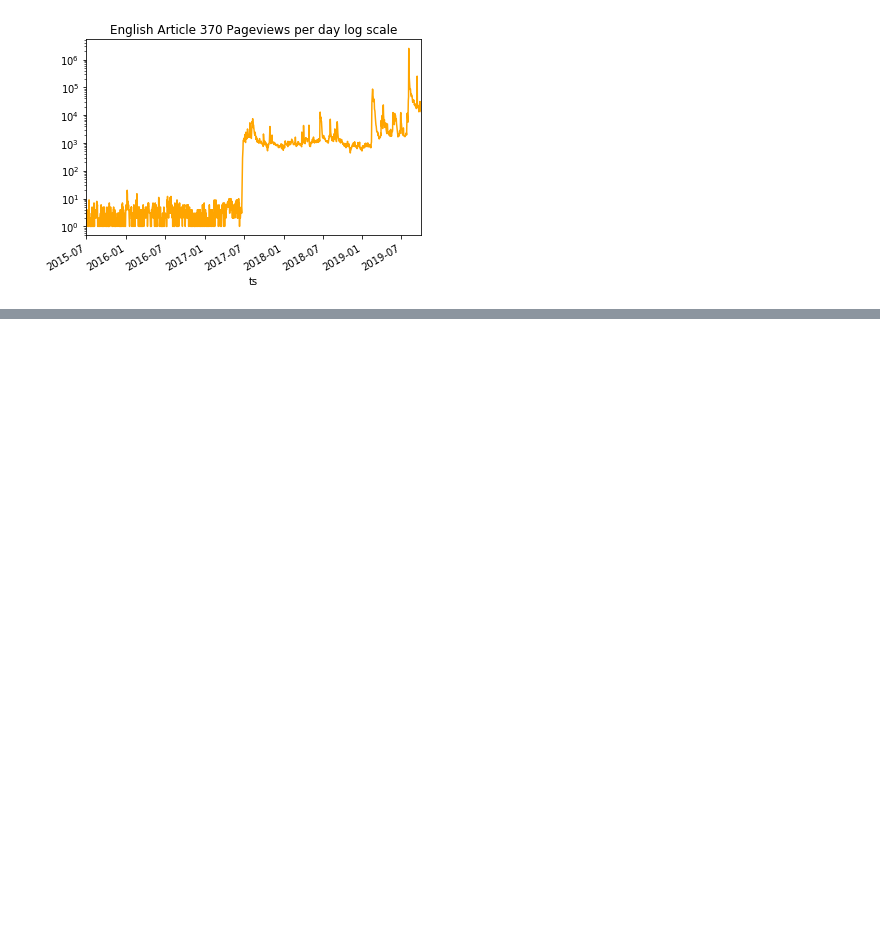
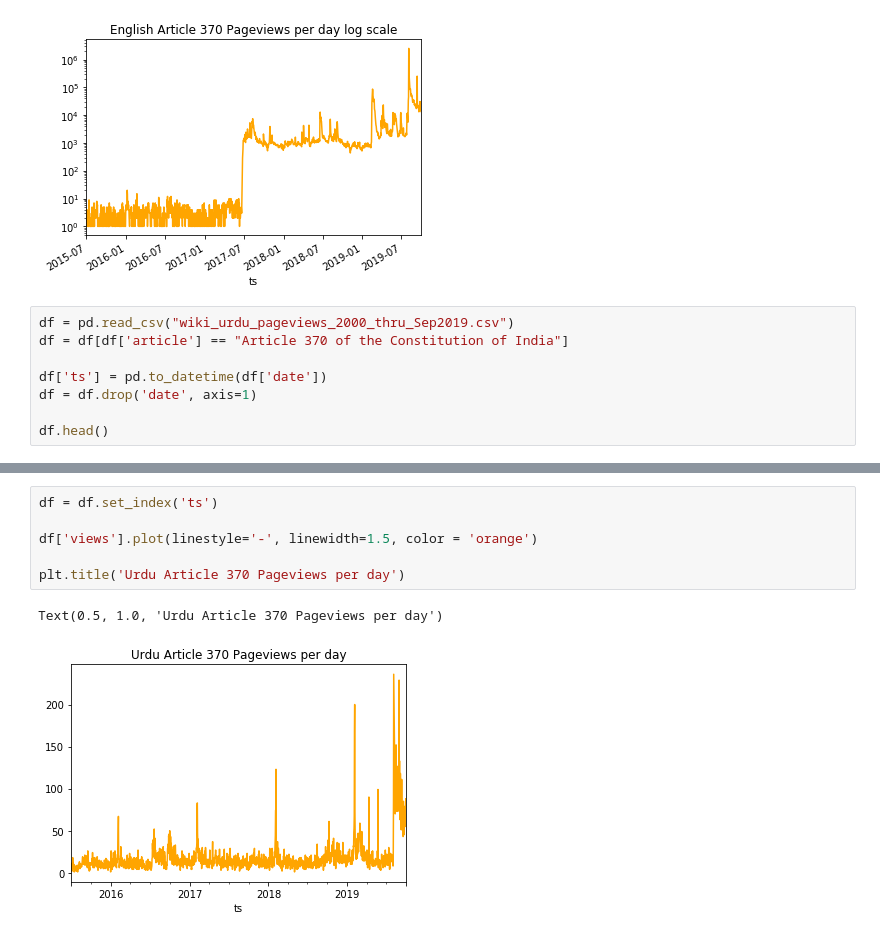
Before and after one commit to ViralNotPrasad/cscw-wiki, a Jupyter notebook: R/Pageviews.ipynb, the cells around one changed output, grey strips where cells are left out. Saved outputs shown, nothing was run; the diff lists cells and outputs as text; blank space fills up the shorter version.

Commit message:
pageviews plots for all three languages, all articles

```diff
--- a/R/Pageviews.ipynb
+++ b/R/Pageviews.ipynb
@@ -64,3 +66,11 @@ plt.title('English Article 370 Pageviews per day log scale')
 # %% [output]
 Text(0.5, 1.0, 'English Article 370 Pageviews per day log scale')
 [figure]
+# %%
+df = pd.read_csv("wiki_urdu_pageviews_2000_thru_Sep2019.csv")
+df = df[df['article'] == "Article 370 of the Constitution of India"]
+
+df['ts'] = pd.to_datetime(df['date'])
+df = df.drop('date', axis=1)
+
+df.head()
@@ -66,0 +84,9 @@ Text(0.5, 1.0, 'English Article 370 Pageviews per day log scale')
+# %%
+df = df.set_index('ts')
+
+df['views'].plot(linestyle='-', linewidth=1.5, color = 'orange')
+
+plt.title('Urdu Article 370 Pageviews per day')
+# %% [output]
+Text(0.5, 1.0, 'Urdu Article 370 Pageviews per day')
+[figure, added]
```
Also changed, not shown: parts of 5 cells of this notebook, 18 other files.
